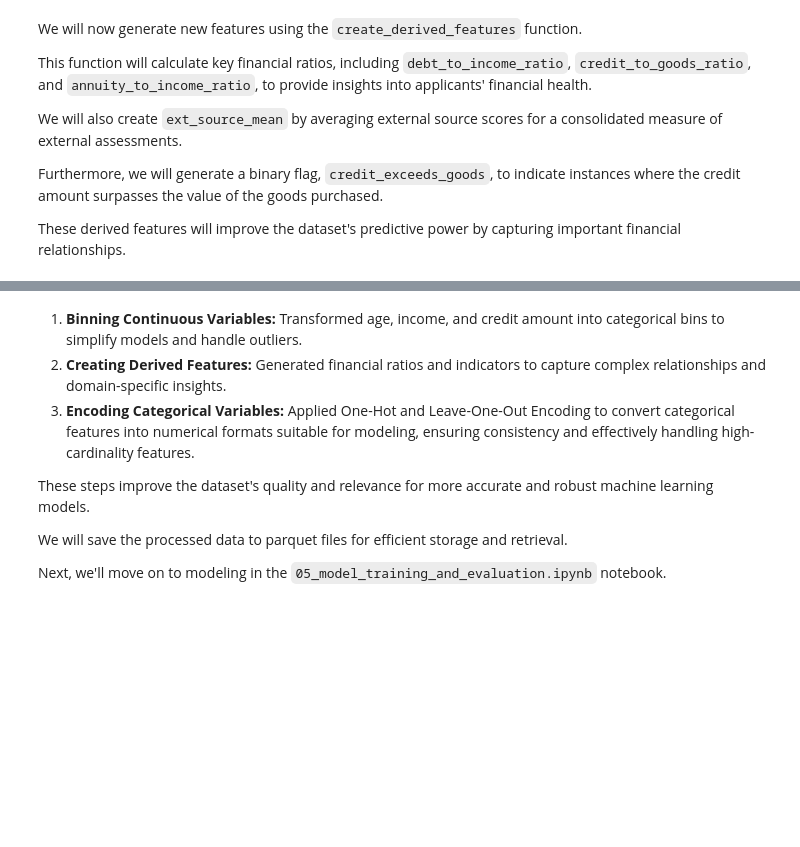
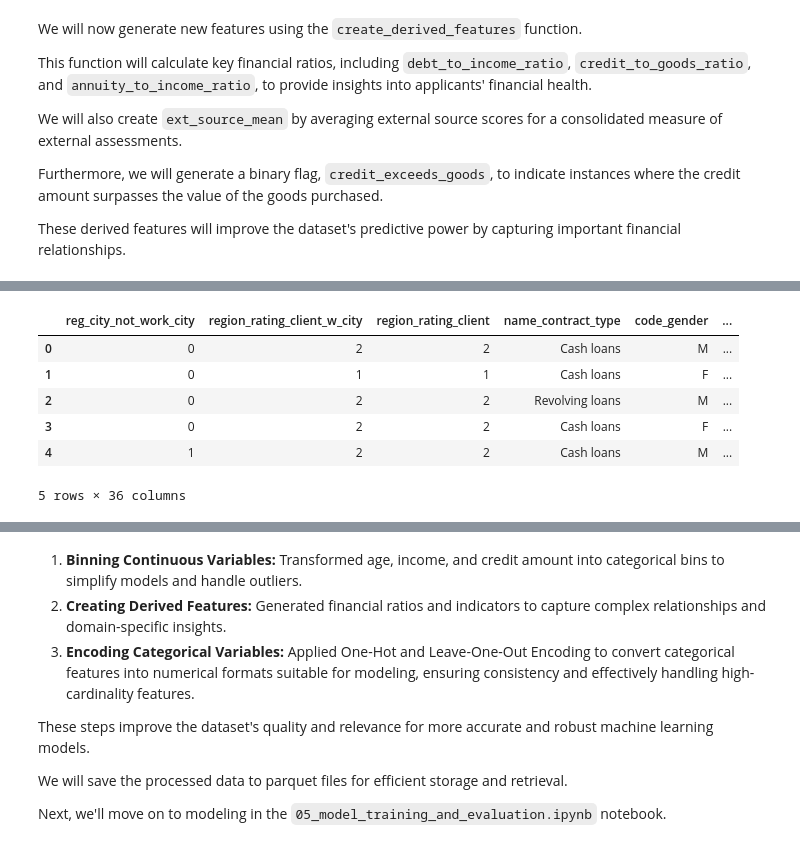
Before and after one commit to vytautas-bunevicius/retail-bank-risk-evaluation, a Jupyter notebook: notebooks/04_feature_engineering.ipynb, the cells around one changed output, grey strips where cells are left out. Cells and saved outputs as stored; diff of their text form; code cells hidden in the pictures; blank space fills up the shorter version.

```diff
--- a/notebooks/04_feature_engineering.ipynb
+++ b/notebooks/04_feature_engineering.ipynb
@@ -115,5 +118,5 @@ Furthermore, we will generate a binary flag, `credit_exceeds_goods`, to indicate
 
 These derived features will improve the dataset's predictive power by capturing important financial relationships.
 # %%
-application_train_engineered = create_derived_features(application_train)
-application_test_engineered = create_derived_features(application_test)
+application_train_engineered = create_derived_features(application_train_engineered)
+application_test_engineered = create_derived_features(application_test_engineered)
@@ -119,0 +146,10 @@ application_test_engineered = create_derived_features(application_test)
+# %%
+application_train_engineered.head()
+# %% [output]
+|  | reg_city_not_work_city | region_rating_client_w_city | region_rating_client | name_contract_type | code_gender | ... |
+| 0 | 0 | 2 | 2 | Cash loans | M | ... |
+| 1 | 0 | 1 | 1 | Cash loans | F | ... |
+| 2 | 0 | 2 | 2 | Revolving loans | M | ... |
+| 3 | 0 | 2 | 2 | Cash loans | F | ... |
+| 4 | 1 | 2 | 2 | Cash loans | M | ... |
+5 rows × 36 columns
```
Also changed, not shown: parts of 11 cells of this notebook, 6 other files.
